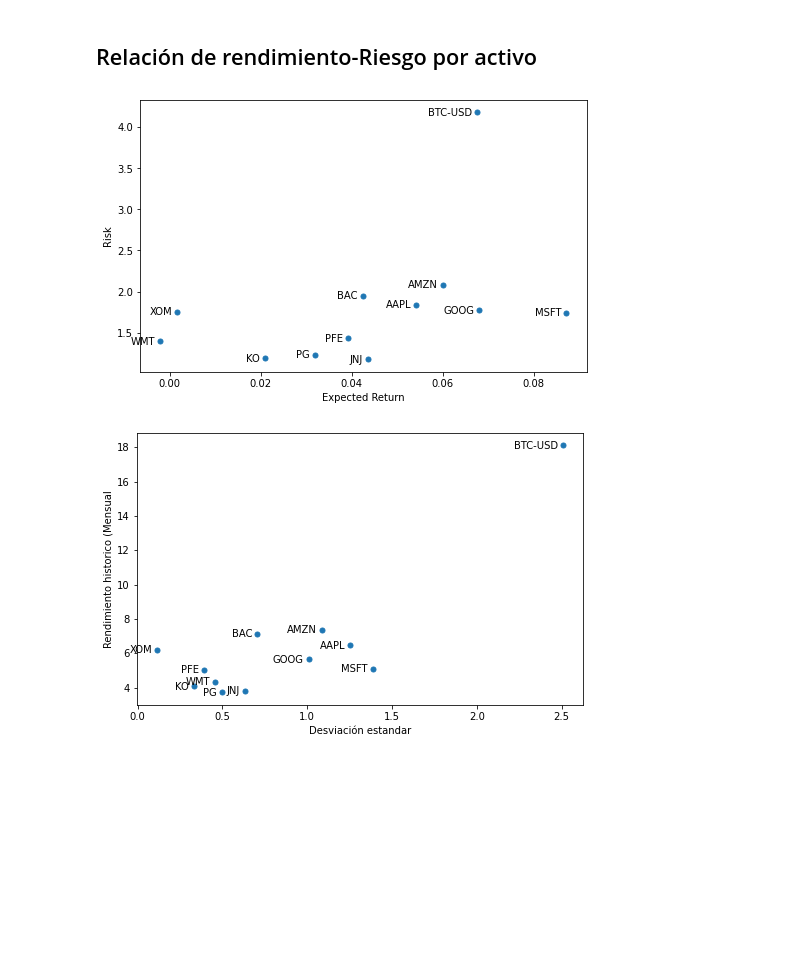
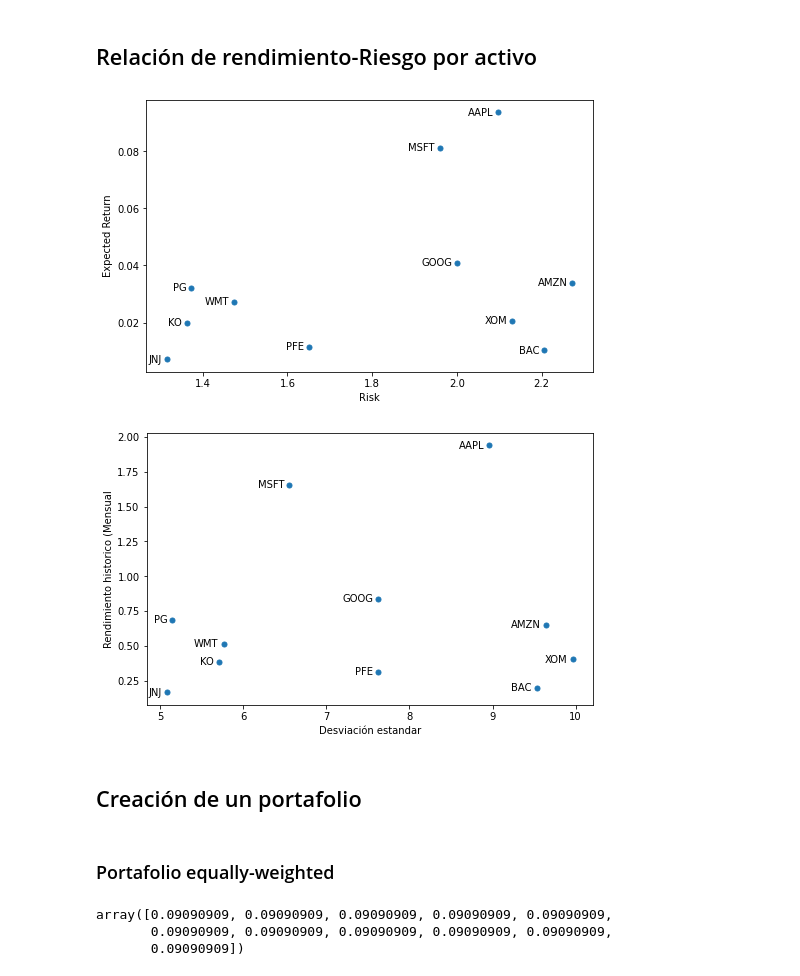
Before and after one commit to jgomcor1/Instrumentos-financieros-de-renta-variable-taller-1, a Jupyter notebook: Portafolio_I_Estudiantes.ipynb, the cells around one changed output. Cells and saved outputs as stored; diff of their text form; code cells hidden in the pictures; blank space fills up the shorter version.

```diff
--- a/Portafolio_I_Estudiantes.ipynb
+++ b/Portafolio_I_Estudiantes.ipynb
@@ -48,9 +30,11 @@ def getMultiAssetData(ticketList, start_date, end_date):
 # %% [markdown]
 ## Descargar datos
 # %%
-Lista = ['AAPL', 'AMZN','BAC', 'JNJ', 'KO', 'XOM', 'PG','BTC-USD','WMT','PFE','MSFT','GOOG']
-inicio = '2013-01-01'
-final = '2023-01-01'
+Lista = ['AAPL', 'AMZN','BAC', 'JNJ', 'KO', 'XOM', 'PG','WMT','PFE','MSFT','GOOG']
+#Lista = ['QQQ','SPY','DJI','AGG','ACWI','GXG','COP=X']
+#Lista = ['ECOPETROL.CL', 'PFBCOLOM.CL' ,'ISA.CL' ,'PFGRUPSURA.CL','PFAVAL.CL']
+inicio = '2018-01-01'
+final = '2023-03-02'
 # %%
 data=getMultiAssetData(ticketList=Lista, start_date=inicio, end_date=final)
 # %% [output]
@@ -239,36 +266,40 @@ Correlation between Stocks in your portfolio
 # %%
 plt.figure(figsize=(8,5))
 
-plt.scatter((returns_portfolio_ln*100).mean(),(returns_portfolio_ln*100).std(),s=25)
+plt.scatter((returns_portfolio_ln*100).std(),(returns_portfolio_ln*100).mean(),s=25)
 
-plt.xlabel('Expected Return')
-plt.ylabel('Risk')
+plt.xlabel('Risk')
+plt.ylabel('Expected Return')
 
 
 #For adding annotatios in the scatterplot
-for label,x,y in zip(returns_portfolio_ln.columns,(returns_portfolio_ln*100).mean(),(returns_portfolio_ln*100).std()):
+for label,x,y in zip(returns_portfolio_ln.columns,(returns_portfolio_ln*100).std(),(returns_portfolio_ln*100).mean()):
     plt.annotate(
     label,
     xy=(x,y),xytext=(-5,-5),
     textcoords = 'offset points', ha = 'right', va = 'bottom',)
     #arrowprops = dict(arrowstyle='->',connectionstyle = 'arc3,rad=-0.5'))
 # %% [output]
-[figure, old version]
+[figure, new version]
 # %%
 monthly_returns_ln = np.log(closePriceTable)-np.log(closePriceTable.shift(20))
 plt.figure(figsize=(8,5))
 
-plt.scatter((monthly_returns_ln*100).mean(),(monthly_returns_ln*100).std(),s=25)
+plt.scatter(y=(monthly_returns_ln*100).mean(),x=(monthly_returns_ln*100).std(),s=25)
 
 plt.xlabel('Desviación estandar')
 plt.ylabel('Rendimiento historico (Mensual')
 
 
 #For adding annotatios in the scatterplot
-for label,x,y in zip(monthly_returns_ln.columns,(monthly_returns_ln*100).mean(),(monthly_returns_ln*100).std()):
+for label,x,y in zip(monthly_returns_ln.columns,(monthly_returns_ln*100).std(),(monthly_returns_ln*100).mean()):
     plt.annotate(
     label,
     xy=(x,y),xytext=(-5,-5),
     textcoords = 'offset points', ha = 'right', va = 'bottom')
 # %% [output]
-[figure, old version]
+[figure, new version]
+# %% [markdown]
+## Creación de un portafolio
+# %% [markdown]
+### Portafolio equally-weighted
@@ -274,0 +309,9 @@ for label,x,y in zip(monthly_returns_ln.columns,(monthly_returns_ln*100).mean(),
+# %%
+n_activos=len(monthly_returns_ln.columns) #Contar numero de activos
+ew=1/n_activos #
+pesos=np.repeat(ew, n_activos)
+pesos
+# %% [output]
+array([0.09090909, 0.09090909, 0.09090909, 0.09090909, 0.09090909,
+       0.09090909, 0.09090909, 0.09090909, 0.09090909, 0.09090909,
+       0.09090909])
```
Also changed, not shown: parts of 32 cells of this notebook.
